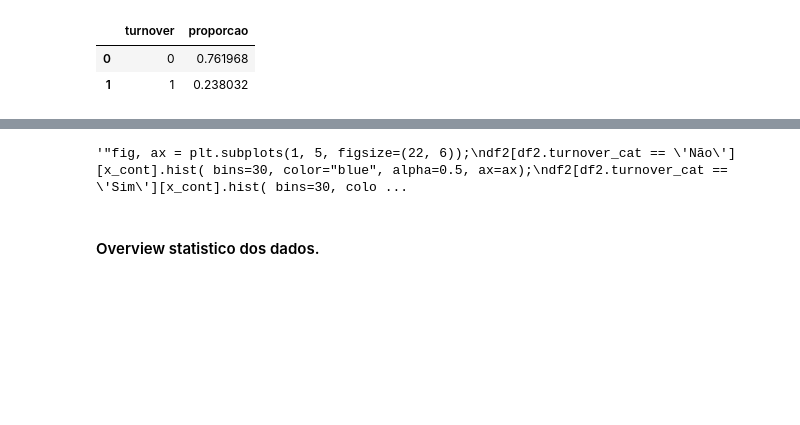
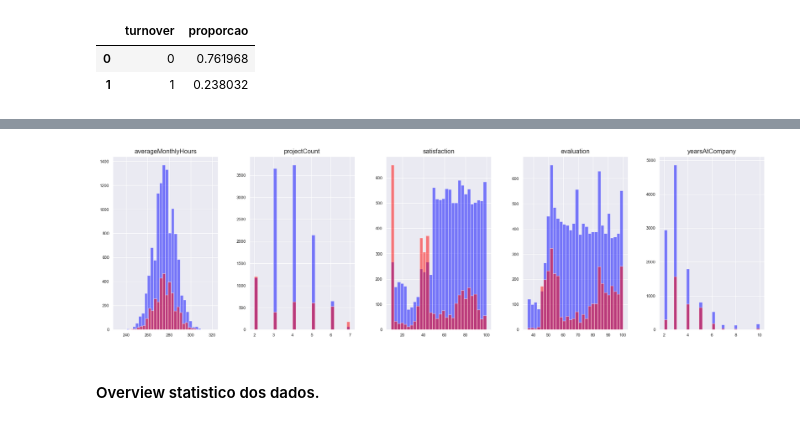
Before and after one commit to luiscals1/Data_Science, a Jupyter notebook: human-resources-analytics/notebooks/analise.ipynb, the cells around one changed output, grey strips where cells are left out. Cells and saved outputs as stored; diff of their text form; code cells hidden in the pictures; blank space fills up the shorter version.

```diff
--- a/human-resources-analytics/notebooks/analise.ipynb
+++ b/human-resources-analytics/notebooks/analise.ipynb
@@ -199,10 +201,9 @@ x_cont
 # %%
-""""fig, ax = plt.subplots(1, 5, figsize=(22, 6));
+fig, ax = plt.subplots(1, 5, figsize=(22, 6));
 df2[df2.turnover_cat == 'Não'][x_cont].hist( bins=30, color="blue", alpha=0.5, ax=ax);
 df2[df2.turnover_cat == 'Sim'][x_cont].hist( bins=30, color="red", alpha=0.5, ax=ax);
-"""
 # %% [output]
-'"fig, ax = plt.subplots(1, 5, figsize=(22, 6));\ndf2[df2.turnover_cat == \'Não\'][x_cont].hist( bins=30, color="blue", alpha=0.5, ax=ax);\ndf2[df2.turnover_cat == \'Sim\'][x_cont].hist( bins=30, colo ...
+[figure, added]
 # %% [markdown]
 #### Overview statistico dos dados.
 # %%
```
Also changed, not shown: parts of 14 cells of this notebook, 17 other files.
